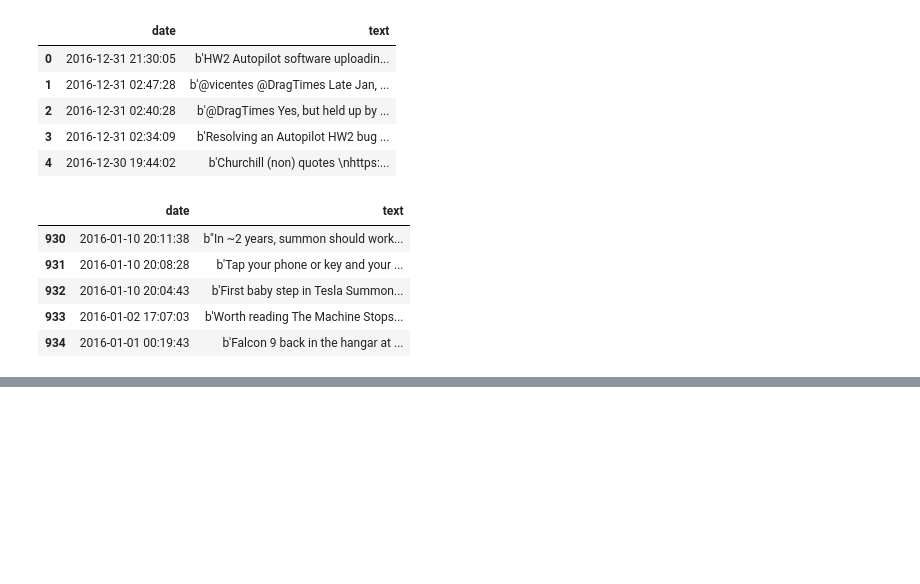
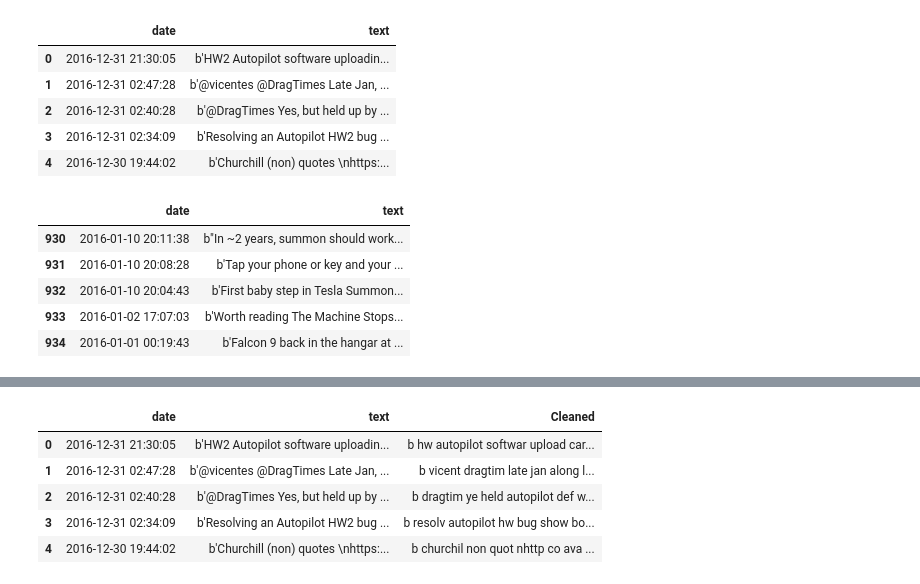
Before and after one commit to DarrenCCT/ADA-and-BDSP-CA2, a Jupyter notebook: CA2.ipynb, the cells around one changed output, grey strips where cells are left out. Cells and saved outputs as stored; diff of their text form; code cells hidden in the pictures; blank space fills up the shorter version.

```diff
--- a/CA2.ipynb
+++ b/CA2.ipynb
@@ -249,0 +285,2 @@ data.to_csv('2016tweets.csv')
+# %%
+X = data.text
@@ -249,0 +307,9 @@ data.to_csv('2016tweets.csv')
+# %%
+# Store the stopwords into the object named as "stop_words"
+stop_words = stopwords.words('english')
+
+# Store the string.punctuation into an object punct
+punct = string.punctuation
+
+# Initialise an object using a method PorterStemmer
+stemmer = PorterStemmer()
@@ -249,0 +351,9 @@ data.to_csv('2016tweets.csv')
+# %%
+data.head()
+# %% [output]
+|  | date | text | Cleaned |
+| 0 | 2016-12-31 21:30:05 | b'HW2 Autopilot software uploadin... | b hw autopilot softwar upload car... |
+| 1 | 2016-12-31 02:47:28 | b'@vicentes @DragTimes Late Jan, ... | b vicent dragtim late jan along l... |
+| 2 | 2016-12-31 02:40:28 | b'@DragTimes Yes, but held up by ... | b dragtim ye held autopilot def w... |
+| 3 | 2016-12-31 02:34:09 | b'Resolving an Autopilot HW2 bug ... | b resolv autopilot hw bug show bo... |
+| 4 | 2016-12-30 19:44:02 | b'Churchill (non) quotes \nhttps:... | b churchil non quot nhttp co ava ... |
```
Also changed, not shown: parts of 18 cells of this notebook, 1 other file.
